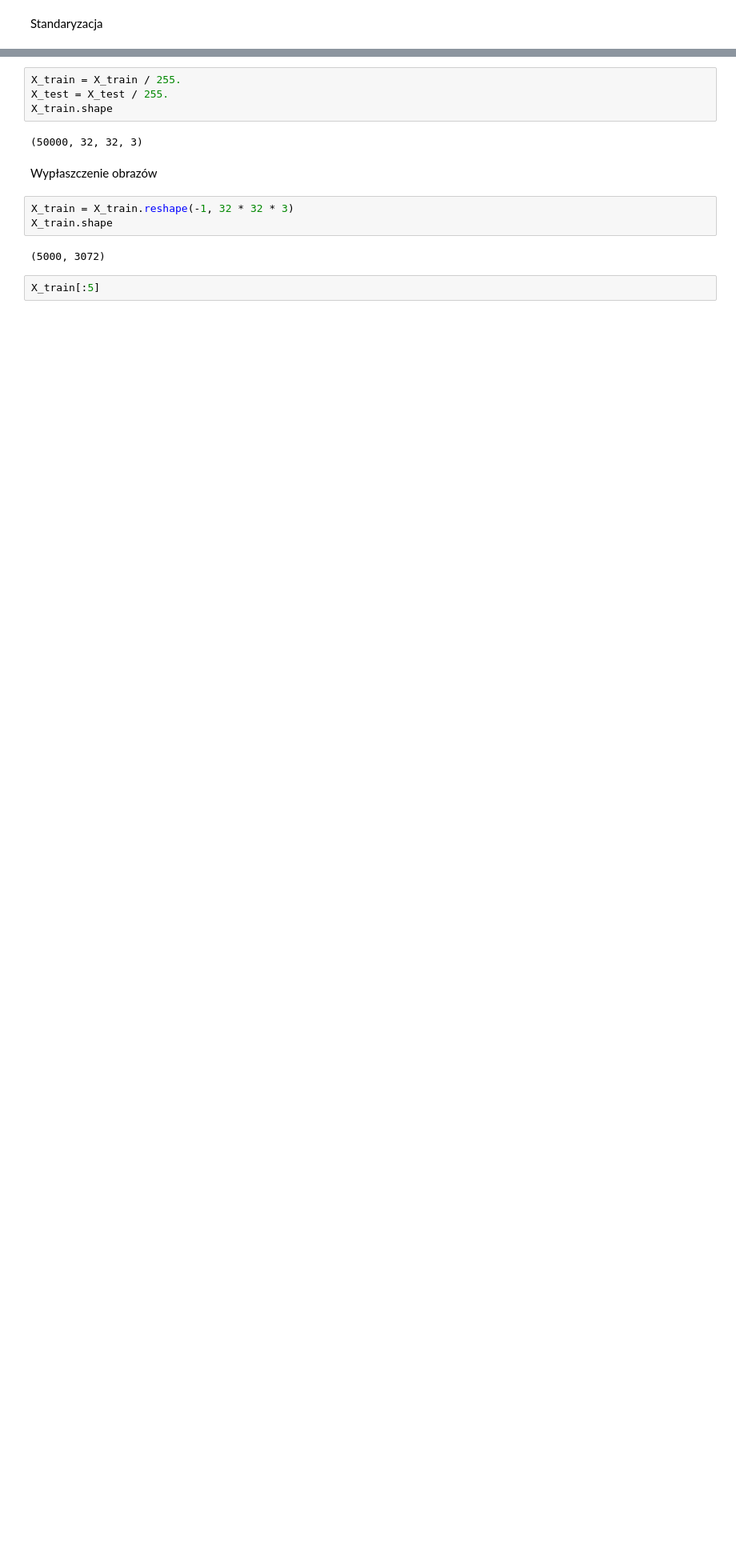
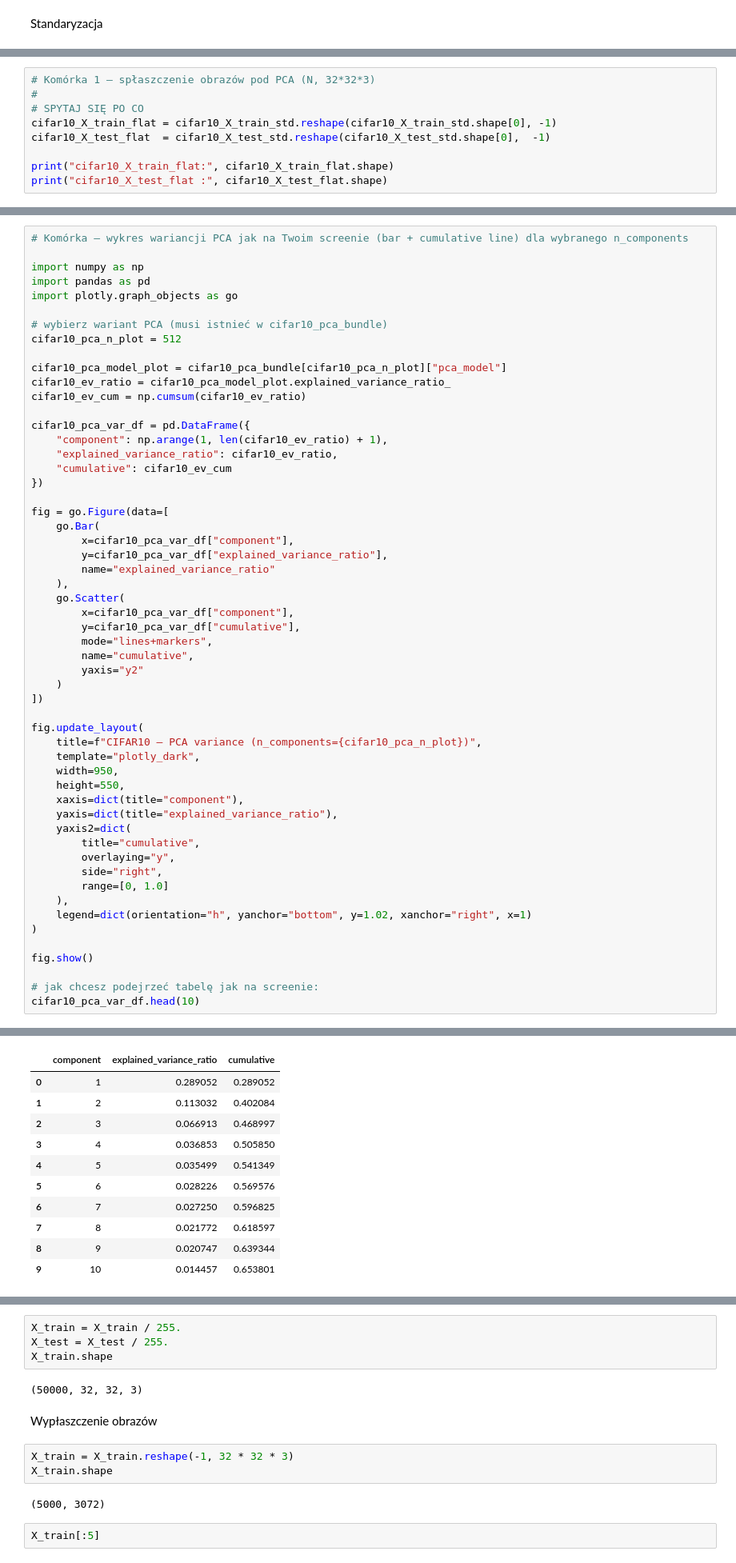
Before and after one commit to Marcin19721205/WSBNeuronowe, a Jupyter notebook: PROJEKT_SIECI_NEURONOWE.ipynb, the cells around one changed output, grey strips where cells are left out. Shown at 80% size. Cells and saved outputs as stored; diff of their text form; blank space fills up the shorter version.

```diff
--- a/PROJEKT_SIECI_NEURONOWE.ipynb
+++ b/PROJEKT_SIECI_NEURONOWE.ipynb
@@ -74,0 +134,9 @@ Standaryzacja
+# %%
+# Komórka 1 — spłaszczenie obrazów pod PCA (N, 32*32*3)
+#
+# SPYTAJ SIĘ PO CO
+cifar10_X_train_flat = cifar10_X_train_std.reshape(cifar10_X_train_std.shape[0], -1)
+cifar10_X_test_flat  = cifar10_X_test_std.reshape(cifar10_X_test_std.shape[0],  -1)
+
+print("cifar10_X_train_flat:", cifar10_X_train_flat.shape)
+print("cifar10_X_test_flat :", cifar10_X_test_flat.shape)
@@ -74,0 +172,56 @@ Standaryzacja
+# %%
+# Komórka — wykres wariancji PCA jak na Twoim screenie (bar + cumulative line) dla wybranego n_components
+
+import numpy as np
+import pandas as pd
+import plotly.graph_objects as go
+
+# wybierz wariant PCA (musi istnieć w cifar10_pca_bundle)
+cifar10_pca_n_plot = 512
+
+cifar10_pca_model_plot = cifar10_pca_bundle[cifar10_pca_n_plot]["pca_model"]
+cifar10_ev_ratio = cifar10_pca_model_plot.explained_variance_ratio_
+cifar10_ev_cum = np.cumsum(cifar10_ev_ratio)
+
+cifar10_pca_var_df = pd.DataFrame({
+    "component": np.arange(1, len(cifar10_ev_ratio) + 1),
+    "explained_variance_ratio": cifar10_ev_ratio,
+    "cumulative": cifar10_ev_cum
+})
+
+fig = go.Figure(data=[
+    go.Bar(
+        x=cifar10_pca_var_df["component"],
+        y=cifar10_pca_var_df["explained_variance_ratio"],
+        name="explained_variance_ratio"
+    ),
+    go.Scatter(
+        x=cifar10_pca_var_df["component"],
+        y=cifar10_pca_var_df["cumulative"],
+        mode="lines+markers",
+        name="cumulative",
+        yaxis="y2"
+    )
+])
+
+fig.update_layout(
+    title=f"CIFAR10 — PCA variance (n_components={cifar10_pca_n_plot})",
+    template="plotly_dark",
+    width=950,
+    height=550,
+    xaxis=dict(title="component"),
+    yaxis=dict(title="explained_variance_ratio"),
+    yaxis2=dict(
+        title="cumulative",
+        overlaying="y",
+        side="right",
+        range=[0, 1.0]
+    ),
+    legend=dict(orientation="h", yanchor="bottom", y=1.02, xanchor="right", x=1)
+)
+
+fig.show()
+
+# jak chcesz podejrzeć tabelę jak na screenie:
+cifar10_pca_var_df.head(10)
+# %% [output]
@@ -74,0 +229,11 @@ Standaryzacja
+|  | component | explained_variance_ratio | cumulative |
+| 0 | 1 | 0.289052 | 0.289052 |
+| 1 | 2 | 0.113032 | 0.402084 |
+| 2 | 3 | 0.066913 | 0.468997 |
+| 3 | 4 | 0.036853 | 0.505850 |
+| 4 | 5 | 0.035499 | 0.541349 |
+| 5 | 6 | 0.028226 | 0.569576 |
+| 6 | 7 | 0.027250 | 0.596825 |
+| 7 | 8 | 0.021772 | 0.618597 |
+| 8 | 9 | 0.020747 | 0.639344 |
+| 9 | 10 | 0.014457 | 0.653801 |
```
Also changed, not shown: parts of 17 cells of this notebook.
